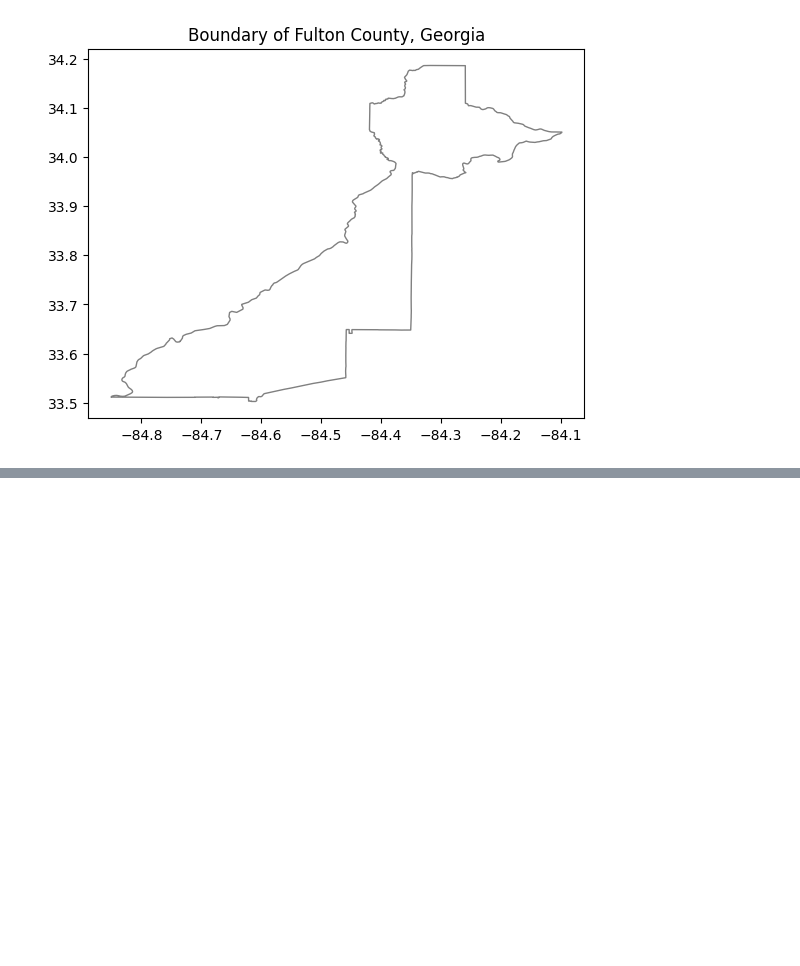
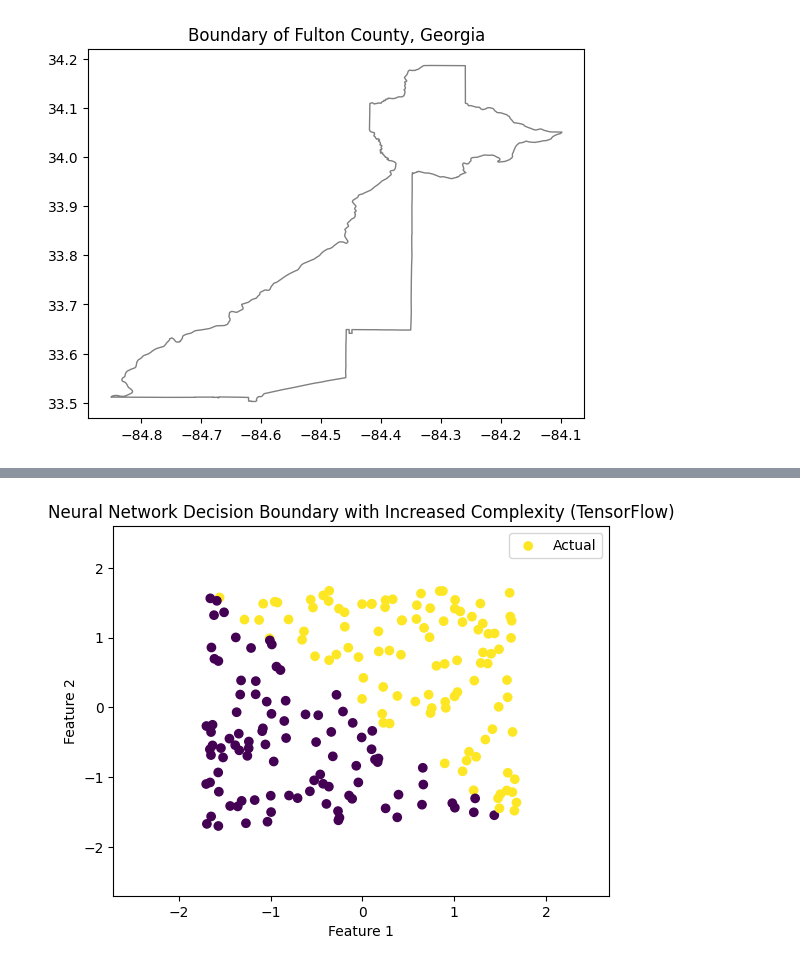
Before and after one commit to lehuong2709/Mind_At_Work_Website, a Jupyter notebook: scripts/scratch.ipynb, the cells around one changed output, grey strips where cells are left out. Cells and saved outputs as stored; diff of their text form; code cells hidden in the pictures; blank space fills up the shorter version.

```diff
--- a/scripts/scratch.ipynb
+++ b/scripts/scratch.ipynb
@@ -224,0 +524,70 @@ Latitudes: array('d', [33.624613, 33.62511, 33.62511, 33.62721, 33.63131, 33.634
+# %%
+import numpy as np
+import matplotlib.pyplot as plt
+import tensorflow as tf
+from sklearn.model_selection import train_test_split
+from sklearn.preprocessing import StandardScaler
+from sklearn.metrics import accuracy_score
+
+# Generate random 2D data for demonstration
+np.random.seed(0)
+X = np.random.rand(1000, 2) * 10  # 100 points in 2D space
+y = (X[:, 0] + X[:, 1] > 10).astype(int) * 2 - 1  # Binary classification based on a simple condition
+
+# Normalize the features
+scaler = StandardScaler()
+X = scaler.fit_transform(X)
+
+# Split the data into training and testing sets
+X_train, X_test, y_train, y_test = train_test_split(X, y, test_size=0.2, random_state=42)
+
+# Convert data to TensorFlow tensors
+X_train_tensor = tf.constant(X_train, dtype=tf.float32)
+y_train_tensor = tf.constant(y_train, dtype=tf.float32)
+
+# Define a neural network model with increased complexity
+model = tf.keras.Sequential([
+    tf.keras.layers.Dense(16, activation='relu', input_dim=X.shape[1]),
+    tf.keras.layers.Dense(10, activation='relu'),
+    tf.keras.layers.Dense(10, activation='relu'),
+    tf.keras.layers.Dense(1, activation='sigmoid')
+])
+
+# Compile the model
+model.compile(optimizer='adam', loss='binary_crossentropy', metrics=['accuracy'])
+
+# Train the model
+model.fit(X_train_tensor, y_train_tensor, epochs=100, batch_size=8, verbose=0)
+
+# Evaluate the model on the test set
+y_pred_prob = model.predict(X_test)
+y_pred = (y_pred_prob > 0.5).astype(int)
+
+accuracy = accuracy_score(y_test, y_pred)
+print(f"Accuracy: {accuracy:.2f}")
+
+# Plot the decision boundary
+x_min, x_max = X[:, 0].min() - 1, X[:, 0].max() + 1
+y_min, y_max = X[:, 1].min() - 1, X[:, 1].max() + 1
+xx, yy = np.meshgrid(np.arange(x_min, x_max, 0.1), np.arange(y_min, y_max, 0.1))
+
+# Transform the meshgrid and normalize
+X_meshgrid = np.c_[xx.ravel(), yy.ravel()]
+X_meshgrid = scaler.transform(X_meshgrid)
+X_meshgrid_tensor = tf.constant(X_meshgrid, dtype=tf.float32)
+
+# Predictions on the meshgrid
+Z = model.predict(X_meshgrid_tensor)
+Z = (Z > 0.5).astype(int).reshape(xx.shape)
+
+# Plot the decision boundary as a solid contour line
+plt.contour(xx, yy, Z, colors='black', linestyles='solid')
+
+# Scatter plot for the data points
+plt.scatter(X_test[:, 0], X_test[:, 1], c=y_test, marker='o', label='Actual')
+plt.title('Neural Network Decision Boundary with Increased Complexity (TensorFlow)')
+plt.xlabel('Feature 1')
+plt.ylabel('Feature 2')
+plt.legend()
+plt.show()
+# %% [output]
@@ -224,0 +597 @@ Latitudes: array('d', [33.624613, 33.62511, 33.62511, 33.62721, 33.63131, 33.634
+[figure, added]
```
Also changed, not shown: parts of 18 cells of this notebook, 9 other files.
